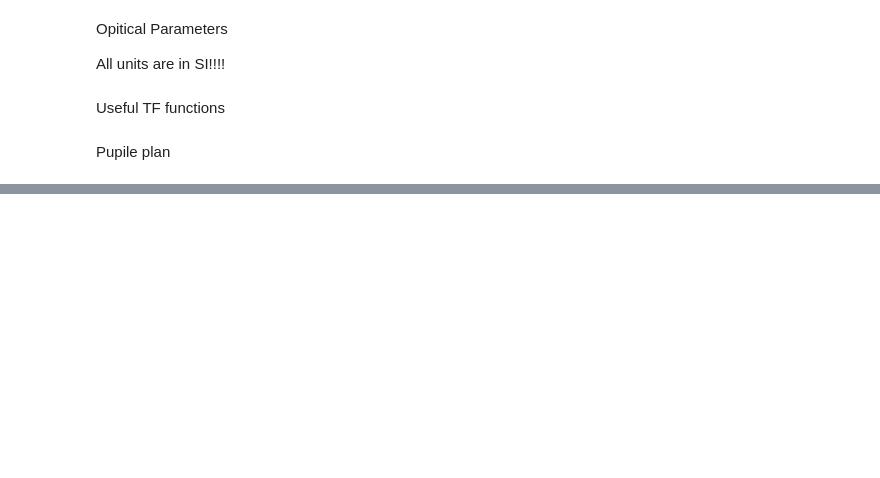
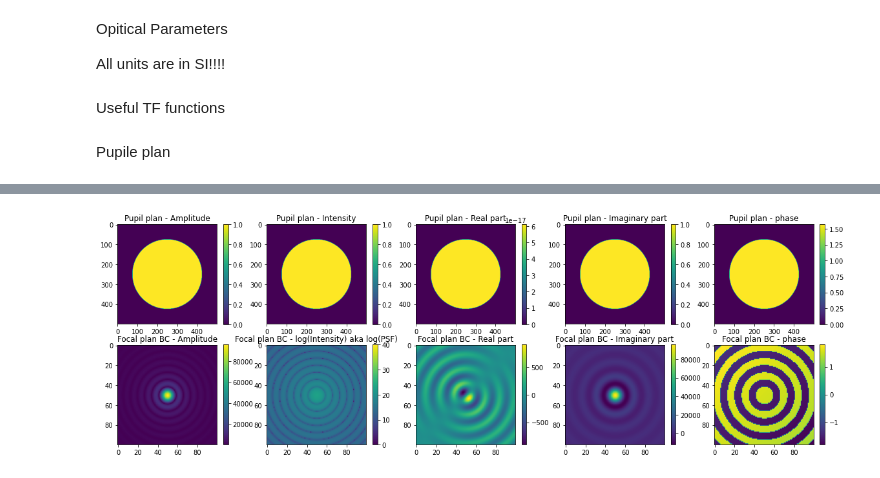
Before and after one commit to davidbourgeois/FFTrial, a Jupyter notebook: Diffraction.ipynb, the cells around one changed output, grey strips where cells are left out. Saved outputs shown, nothing was run; the diff lists cells and outputs as text; code cells hidden in the pictures; blank space fills up the shorter version.

```diff
--- a/Diffraction.ipynb
+++ b/Diffraction.ipynb
@@ -19,6 +19,7 @@ focalcenter=(1,0,0)
 
 lambdacenter=0.45e-6
 lambdawide=0.15e-6
+phi=np.pi*0
 # %% [markdown]
 Useful TF functions
 # %%
@@ -54,7 +55,7 @@ def padcplx(c, pad=5):
     return(big_c)
 
 #Grids
-npix = 512
+npix = 500
 pad = 5
 npix_pad = npix*pad+1   # figure out the padded big array sizes after the FT
 # %% [markdown]
@@ -69,8 +70,12 @@ def circle_mask(im, xc, yc, rcirc):
     return circ.astype('float')
 
 rad = 0.7 * npix/2   # radius in pixels of the circular aperture
+
+#Tip-Tilt phase
 lin = np.linspace(-0.5, 0.5, npix)
 xx, yy = np.meshgrid(lin, lin)
+
 aperture = circle_mask(xx, int(npix/2), int(npix/2), rad)
+aperture=aperture*np.exp(1j*(xx+yy+phi))
 # %% [markdown]
 Focal plan
@@ -77,6 +88,9 @@ Focal plan
 # %%
-circ_ft = ft2d(padcplx(aperture))
 
-# Create a circular aperture
-rad = 0.7 * npix/2   # radius in pixels of the circular aperture
-aperture = circle_mask(xx, int(npix/2), int(npix/2), rad)
+focalplan_BC = ft2d(padcplx(aperture))
+
+"""
+CLC=1-circle_mask(focalplan_BC, int(npix/2), int(npix/2), rad/2)
+
+focalplan_AC=focalplan_BC*CLC
+"""
@@ -83,32 +118,64 @@ aperture = circle_mask(xx, int(npix/2), int(npix/2), rad)
 # %%
-# Plot
-zoomfac = 30     # half-size of the zoom box will be 1/zoomfac of total image
+# Ploting Cells
+zoomfac = 50     # half-size of the zoom box will be 1/zoomfac of total image
 box = int(npix_pad/zoomfac)
 
+#Name=[Pupil plan, Focal plan before coronagraph, Focal plan after coronagraph, Before Lyot-Stop, After Lyot-Stop, Screen]
+#Object=[aperture, focalplan_BC, focalplan_AC, B_Lyot, A_Lyot, screen]
+
 # This is a smaller data array wiht our region of interest.
-circ_ft_zoom = zoom(circ_ft, int(npix_pad/2), int(npix_pad/2), box)
-plt.figure(figsize=(25, 25))
+focalplan_BC_zoom = zoom(focalplan_BC, int(npix_pad/2), int(npix_pad/2), box)
+plt.figure(figsize=(20, 20))
 
-plt.subplot(2, 5, 1)
-plt.imshow(aperture)
+#for i in range(1)
+plt.subplot(6, 5, 1)
+plt.imshow(np.abs(aperture))
+plt.colorbar()
 plt.title('Pupil plan - Amplitude')
 
-plt.subplot(2, 5, 2)
+plt.subplot(6, 5, 2)
 plt.imshow(np.abs(aperture)**2)
+plt.colorbar()
 plt.title('Pupil plan - Intensity')
 
-plt.subplot(2, 5, 6)
-plt.imshow(np.abs(circ_ft_zoom))
-plt.title('Focal plan - Amplitude aka OTF')
+plt.subplot(6, 5, 3)
+plt.imshow(np.real(aperture))
+plt.colorbar()
+plt.title('Pupil plan - Real part')
 
-plt.subplot(2, 5, 7)
-plt.imshow(np.abs(circ_ft_zoom)**2)
-plt.title('Focal plan - Intensity aka PSF')
+plt.subplot(6, 5, 4)
+plt.imshow(np.imag(aperture))
+plt.colorbar()
+plt.title('Pupil plan - Imaginary part')
 
-plt.subplot(2, 5, 9)
-plt.imshow(np.real(circ_ft_zoom))
-plt.title('Focal plan - Real part')
+plt.subplot(6, 5, 5)
+plt.imshow(np.angle(aperture))
+plt.colorbar()
+plt.title('Pupil plan - phase')
 
-plt.subplot(2, 5, 10)
-plt.imshow(np.imag(circ_ft_zoom))
-plt.title('Focal plan - Imaginary part')
+plt.subplot(6, 5, 6)
+plt.imshow(np.abs(focalplan_BC_zoom))
+plt.colorbar()
+plt.title('Focal plan BC - Amplitude')
+
+plt.subplot(6, 5, 7)
+plt.imshow(np.log(np.abs(focalplan_BC_zoom)**2))
+plt.colorbar()
+plt.clim(0, 40)
+plt.title('Focal plan BC - log(Intensity) aka log(PSF)')
+
+plt.subplot(6, 5, 8)
+plt.imshow(np.real(focalplan_BC_zoom))
+plt.colorbar()
+plt.title('Focal plan BC - Real part')
+
+plt.subplot(6, 5, 9)
+plt.imshow(np.imag(focalplan_BC_zoom))
+plt.colorbar()
+plt.title('Focal plan BC - Imaginary part')
+
+plt.subplot(6, 5, 10)
+plt.imshow(np.angle(focalplan_BC_zoom))
+plt.colorbar()
+plt.title('Focal plan BC - phase')
+# %% [output]
@@ -114,0 +183 @@ plt.title('Focal plan - Imaginary part')
+[figure, added]
```
Also changed, not shown: parts of 7 cells of this notebook.
